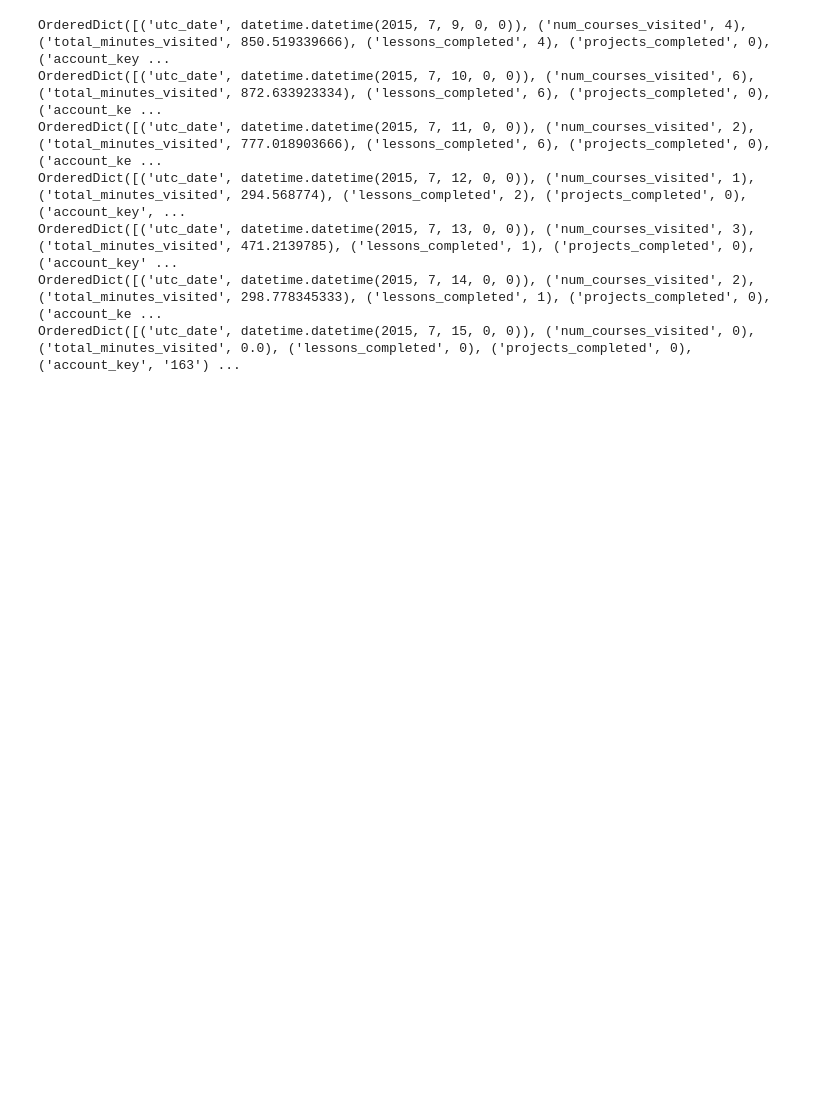
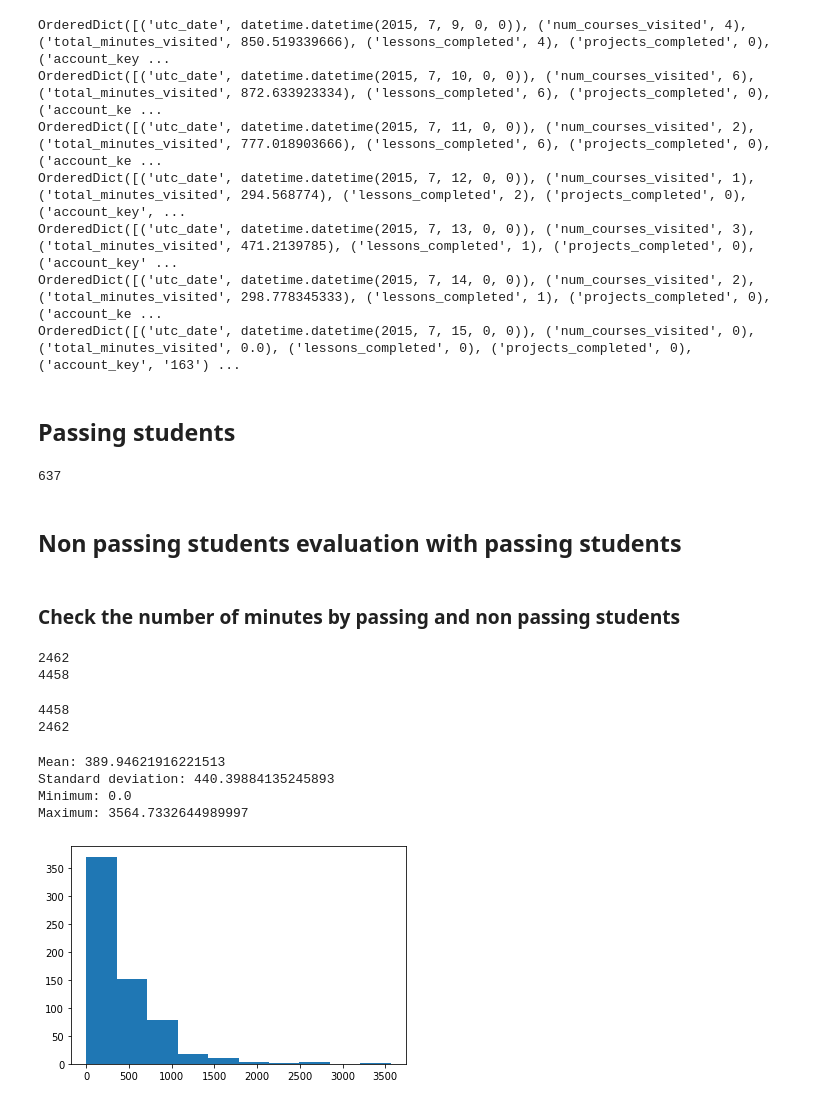
Before and after one commit to ruddysimon/Student_data_analysis, a Jupyter notebook: Student_analysis.ipynb, the cells around one changed output. Cells and saved outputs as stored; diff of their text form; code cells hidden in the pictures; blank space fills up the shorter version.

```diff
--- a/Student_analysis.ipynb
+++ b/Student_analysis.ipynb
@@ -391,3 +394,66 @@ OrderedDict([('utc_date', datetime.datetime(2015, 7, 12, 0, 0)), ('num_courses_v
 OrderedDict([('utc_date', datetime.datetime(2015, 7, 13, 0, 0)), ('num_courses_visited', 3), ('total_minutes_visited', 471.2139785), ('lessons_completed', 1), ('projects_completed', 0), ('account_key' ...
 OrderedDict([('utc_date', datetime.datetime(2015, 7, 14, 0, 0)), ('num_courses_visited', 2), ('total_minutes_visited', 298.778345333), ('lessons_completed', 1), ('projects_completed', 0), ('account_ke ...
 OrderedDict([('utc_date', datetime.datetime(2015, 7, 15, 0, 0)), ('num_courses_visited', 0), ('total_minutes_visited', 0.0), ('lessons_completed', 0), ('projects_completed', 0), ('account_key', '163') ...
+# %% [markdown]
+## Passing students
+# %%
+## Create two lists of engagement data for paid students in the first week.
+## The first list should contain data for students who eventually pass the
+## subway project, and the second list should contain data for students
+## who do not.
+
+subway_project_lesson_keys = ['746169184', '3176718735']
+
+pass_subway_project = set()
+
+for submission in paid_submissions:
+    project = submission["lesson_key"]
+    rating = submission['assigned_rating']
+
+    if project == subway_project_lesson_keys[0] or project == subway_project_lesson_keys[1] and \
+    (rating == 'PASSED' or rating == "DISTINCT"):
+        pass_subway_project.add(submission['account_key'])
+
+len(pass_subway_project)
+# %% [output]
+637
+# %% [markdown]
+## Non passing students evaluation with passing students
+# %% [markdown]
+### Check the number of minutes by passing and non passing students
+# %%
+passing_students = []
+non_passing_students = []
+
+for students in paid_engagements_first_week:
+    if students['account_key'] in pass_subway_project:
+        passing_students.append(students)
+    else:
+        non_passing_students.append(students)
+
+print(len(non_passing_students))
+print(len(passing_students))
+# %% [output]
+2462
+4458
+# %%
+passing_engagement_accout = group_data(passing_students,'account_key')
+non_passing_engagement_account = group_data(non_passing_students,'account_key')
+print(len(passing_students))
+print(len(non_passing_students))
+# %% [output]
+4458
+2462
+# %%
+passing_students_minutes = sum_grouped_items(passing_engagement_accout,"total_minutes_visited")
+non_passing_minutes = sum_grouped_items(non_passing_engagement_account,"total_minutes_visited")
+# %%
+# Passing Students
+describe_passing_studens = passing_students_minutes.values()
+describe_data(describe_passing_studens)
+# %% [output]
+Mean: 389.94621916221513
+Standard deviation: 440.39884135245893
+Minimum: 0.0
+Maximum: 3564.7332644989997
+[figure, added]
```
Also changed, not shown: parts of 9 cells of this notebook.
